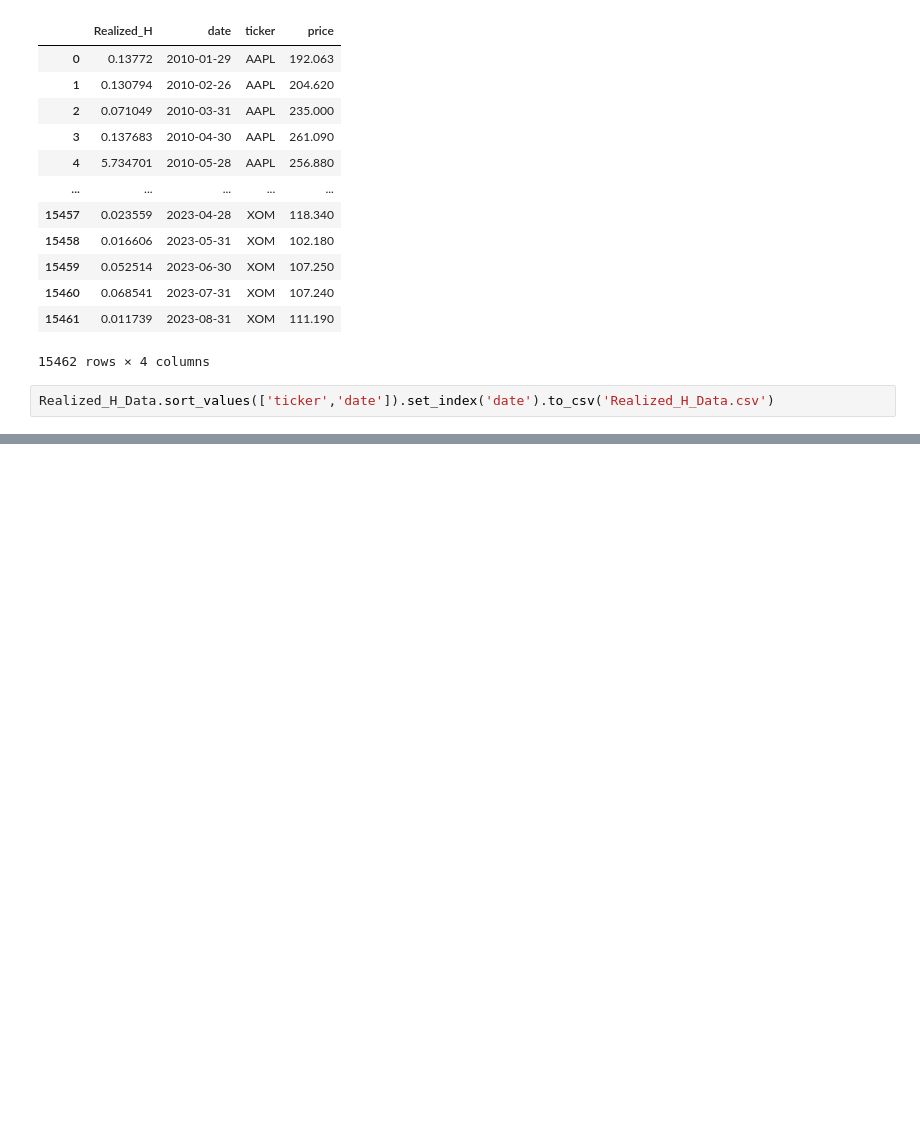
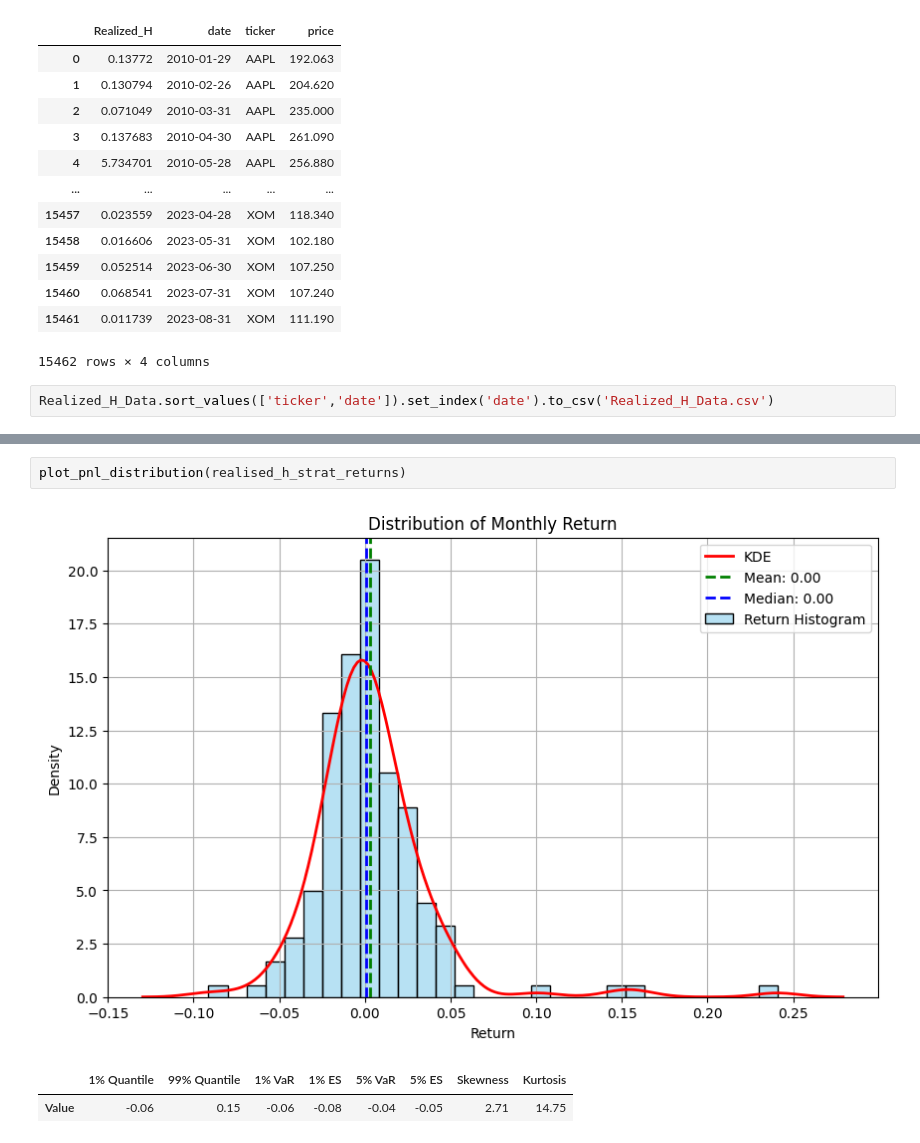
Before and after one commit to roshnx/buy-rough-sell-smooth, a Jupyter notebook: pitchbook_final.ipynb, the cells around one changed output, grey strips where cells are left out. Drawn from its saved outputs; the diff is of its cells as text; blank space fills up the shorter version.

```diff
--- a/pitchbook_final.ipynb
+++ b/pitchbook_final.ipynb
@@ -939,0 +1836,6 @@ Realized_H_Data.sort_values(['ticker','date']).set_index('date').to_csv('Realize
+# %%
+plot_pnl_distribution(realised_h_strat_returns)
+# %% [output]
+[figure, added]
+|  | 1% Quantile | 99% Quantile | 1% VaR | 1% ES | 5% VaR | 5% ES | Skewness | Kurtosis |
+| Value | -0.06 | 0.15 | -0.06 | -0.08 | -0.04 | -0.05 | 2.71 | 14.75 |
```
Also changed, not shown: parts of 53 cells of this notebook.
